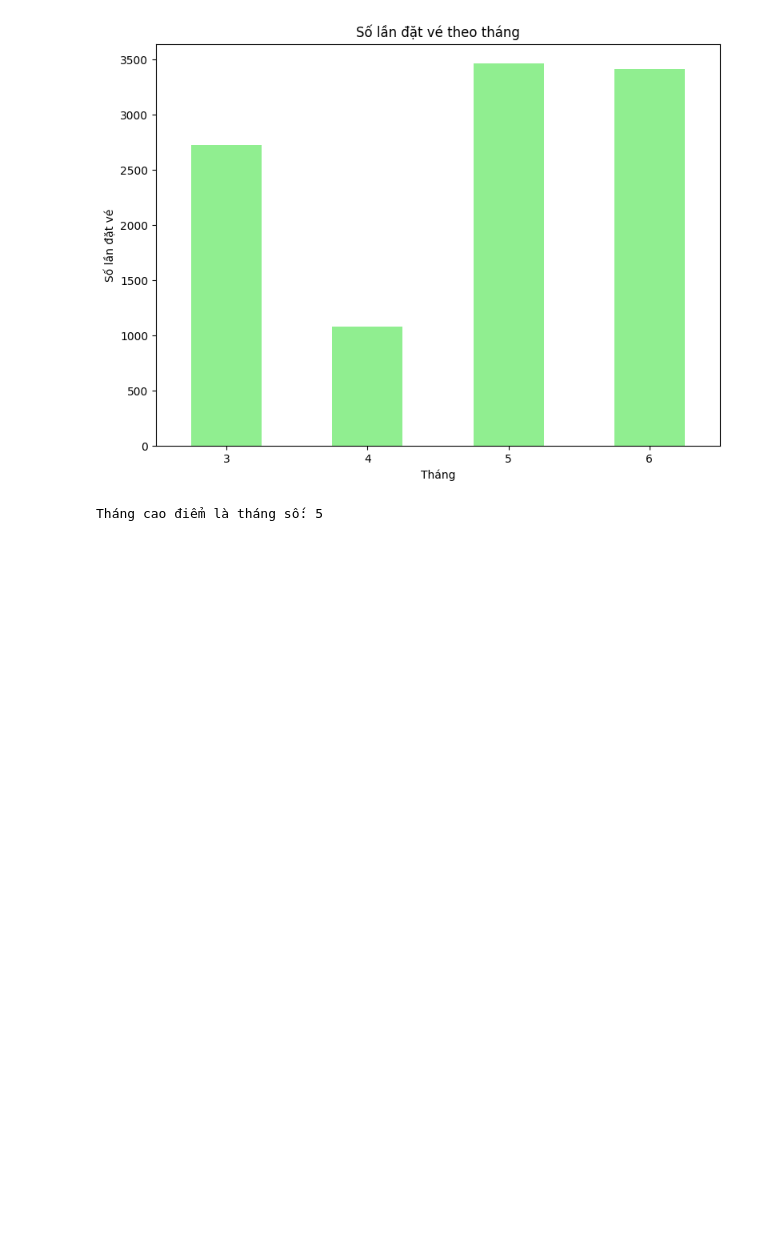
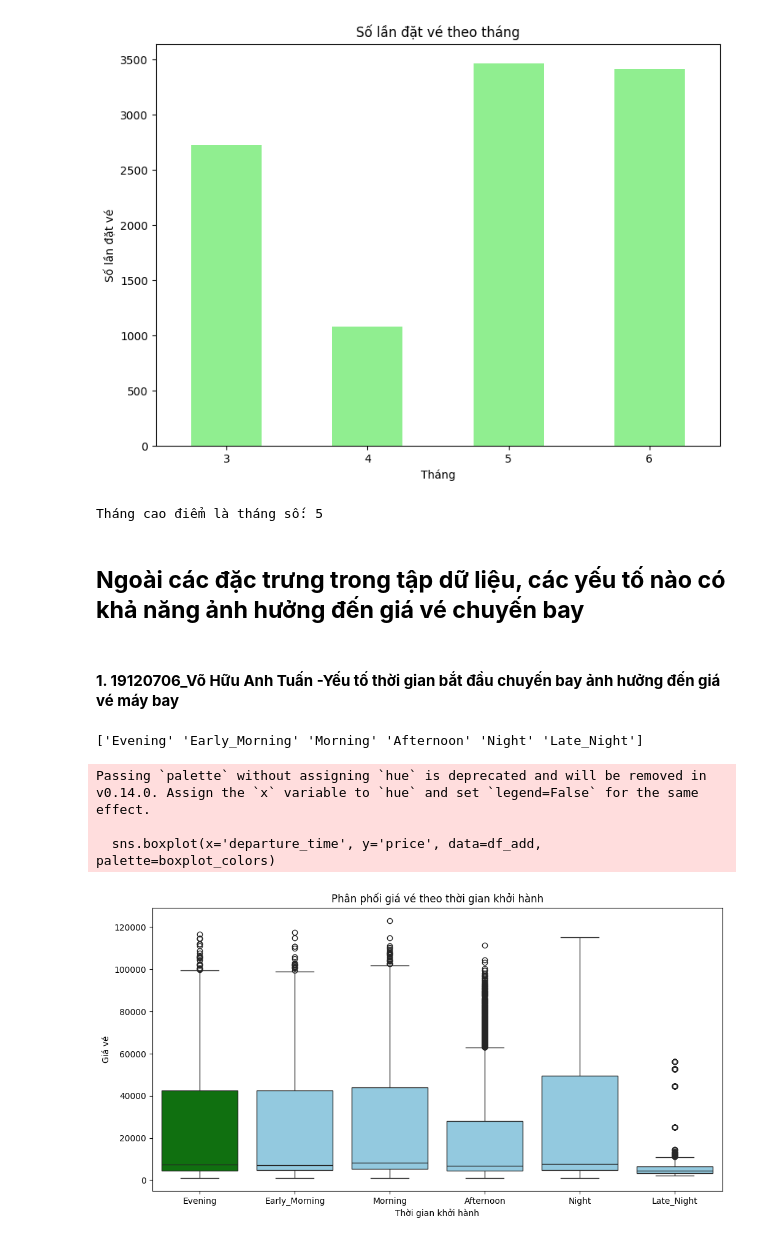
Before and after one commit to haingo22/PTDLUD-DA01, a Jupyter notebook: 20120281.ipynb, the cells around one changed output. Cells and saved outputs as stored; diff of their text form; code cells hidden in the pictures; blank space fills up the shorter version.

```diff
--- a/20120281.ipynb
+++ b/20120281.ipynb
@@ -148,3 +331,33 @@ print(f'Tháng cao điểm là tháng số: {peak_month}')
 # %% [output]
 [figure]
 Tháng cao điểm là tháng số: 5
+# %% [markdown]
+## **Ngoài các đặc trưng trong tập dữ liệu, các yếu tố nào có khả năng ảnh hưởng đến giá vé chuyến bay**
+# %% [markdown]
+#### **1. 19120706_Võ Hữu Anh Tuấn -Yếu tố thời gian bắt đầu chuyến bay ảnh hưởng đến giá vé máy bay**
+# %%
+# sử dụng data mới
+df_add = pd.read_csv("Clean_Dataset.csv")
+# %%
+# Xem các thuộc tính trong cột departure_time
+print(df_add['departure_time'].unique())
+# %% [output]
+['Evening' 'Early_Morning' 'Morning' 'Afternoon' 'Night' 'Late_Night']
+# %%
+plt.figure(figsize=(12, 6))
+
+departure_times = df_add['departure_time'].unique()
+
+boxplot_colors = ['green' if time == departure_times[0] else 'skyblue' for time in departure_times]
+
+sns.boxplot(x='departure_time', y='price', data=df_add, palette=boxplot_colors)
+plt.title('Phân phối giá vé theo thời gian khởi hành')
+plt.xlabel('Thời gian khởi hành')
+plt.ylabel('Giá vé')
+
+plt.show()
+# %% [output]
+Passing `palette` without assigning `hue` is deprecated and will be removed in v0.14.0. Assign the `x` variable to `hue` and set `legend=False` for the same effect.
+
+  sns.boxplot(x='departure_time', y='price', data=df_add, palette=boxplot_colors)
+[figure, added]
```
Also changed, not shown: parts of 19 cells of this notebook, 1 other file.
